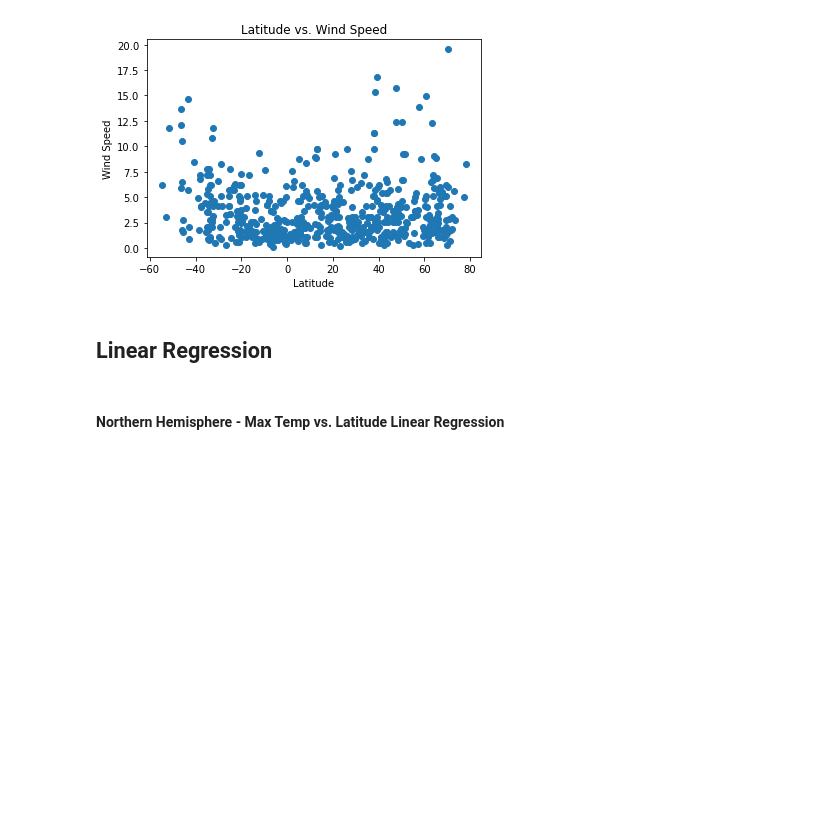
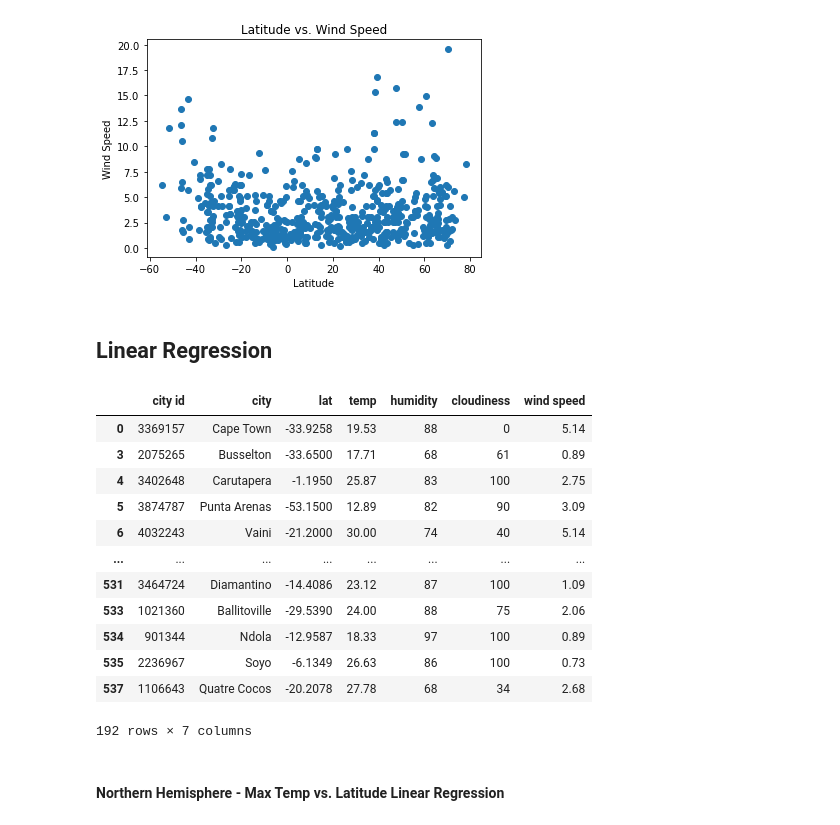
Before and after one commit to zpoeschl/python-api-challenge, a Jupyter notebook: WeatherPy/zpoeschl_WeatherPy.ipynb, the cells around one changed output. Saved outputs shown, nothing was run; the diff lists cells and outputs as text; code cells hidden in the pictures; blank space fills up the shorter version.

Commit message:
Northern and Southern hemisphere dataframes created for linear regression analysis

```diff
--- a/WeatherPy/zpoeschl_WeatherPy.ipynb
+++ b/WeatherPy/zpoeschl_WeatherPy.ipynb
@@ -194,6 +194,28 @@ plt.show()
 [figure]
 # %% [markdown]
 ## Linear Regression
+# %%
+# Create northern hemisphere dataframe
+northern_hem = final_cities_df[["city id", "city", "lat", "temp", "humidity", "cloudiness",
+                                "wind speed"]].loc[(final_cities_df["lat"] >= 0)]
+
+# Create southern hemisphere dataframe
+sourthern_hem = final_cities_df[["city id", "city", "lat", "temp", "humidity", "cloudiness",
+                                "wind speed"]].loc[(final_cities_df["lat"] <= 0)]
+# %% [output]
+|  | city id | city | lat | temp | humidity | cloudiness | wind speed |
+| 0 | 3369157 | Cape Town | -33.9258 | 19.53 | 88 | 0 | 5.14 |
+| 3 | 2075265 | Busselton | -33.6500 | 17.71 | 68 | 61 | 0.89 |
+| 4 | 3402648 | Carutapera | -1.1950 | 25.87 | 83 | 100 | 2.75 |
+| 5 | 3874787 | Punta Arenas | -53.1500 | 12.89 | 82 | 90 | 3.09 |
+| 6 | 4032243 | Vaini | -21.2000 | 30.00 | 74 | 40 | 5.14 |
+| ... | ... | ... | ... | ... | ... | ... | ... |
+| 531 | 3464724 | Diamantino | -14.4086 | 23.12 | 87 | 100 | 1.09 |
+| 533 | 1021360 | Ballitoville | -29.5390 | 24.00 | 88 | 75 | 2.06 |
+| 534 | 901344 | Ndola | -12.9587 | 18.33 | 97 | 100 | 0.89 |
+| 535 | 2236967 | Soyo | -6.1349 | 26.63 | 86 | 100 | 0.73 |
+| 537 | 1106643 | Quatre Cocos | -20.2078 | 27.78 | 68 | 34 | 2.68 |
+192 rows × 7 columns
 # %% [markdown]
 ####  Northern Hemisphere - Max Temp vs. Latitude Linear Regression
 # %% [markdown]
```
